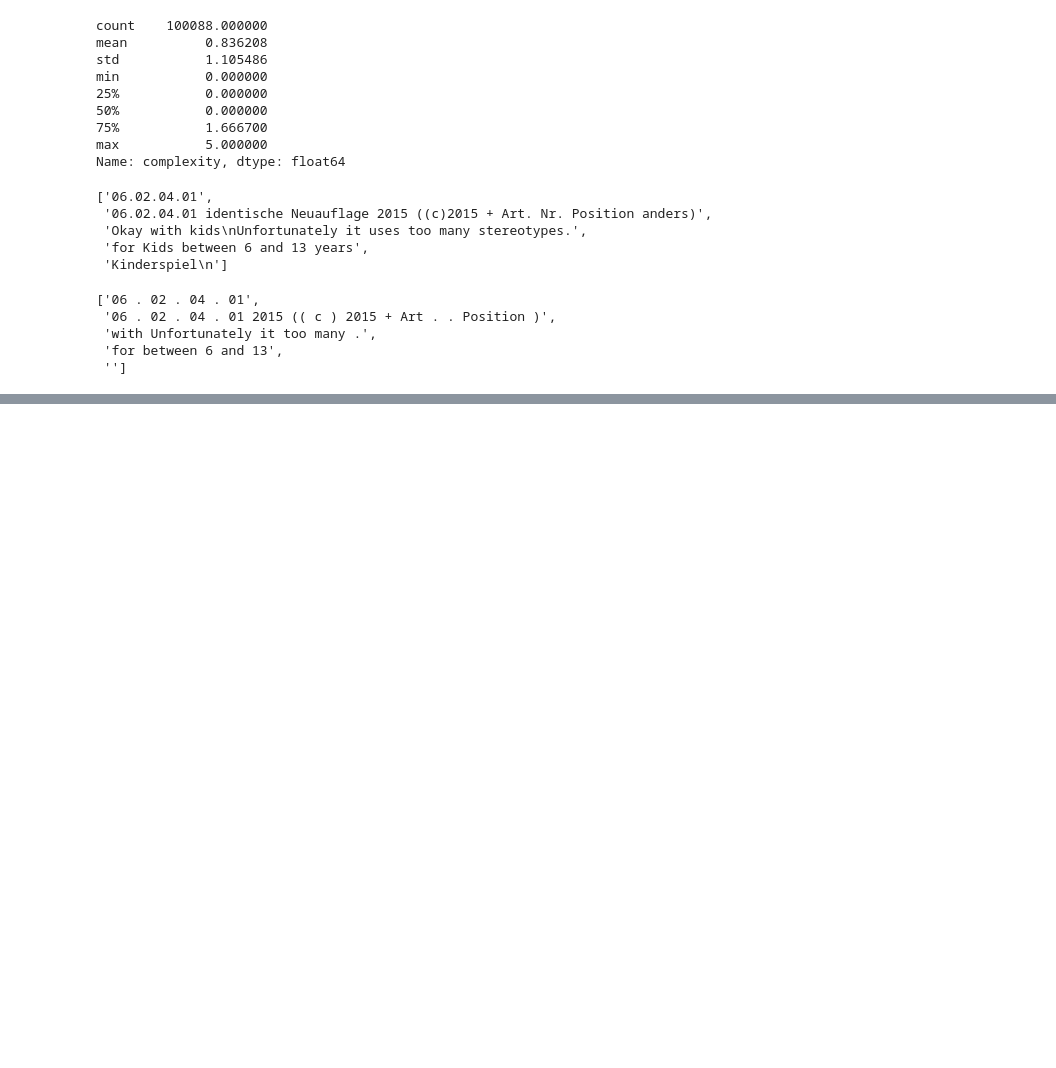
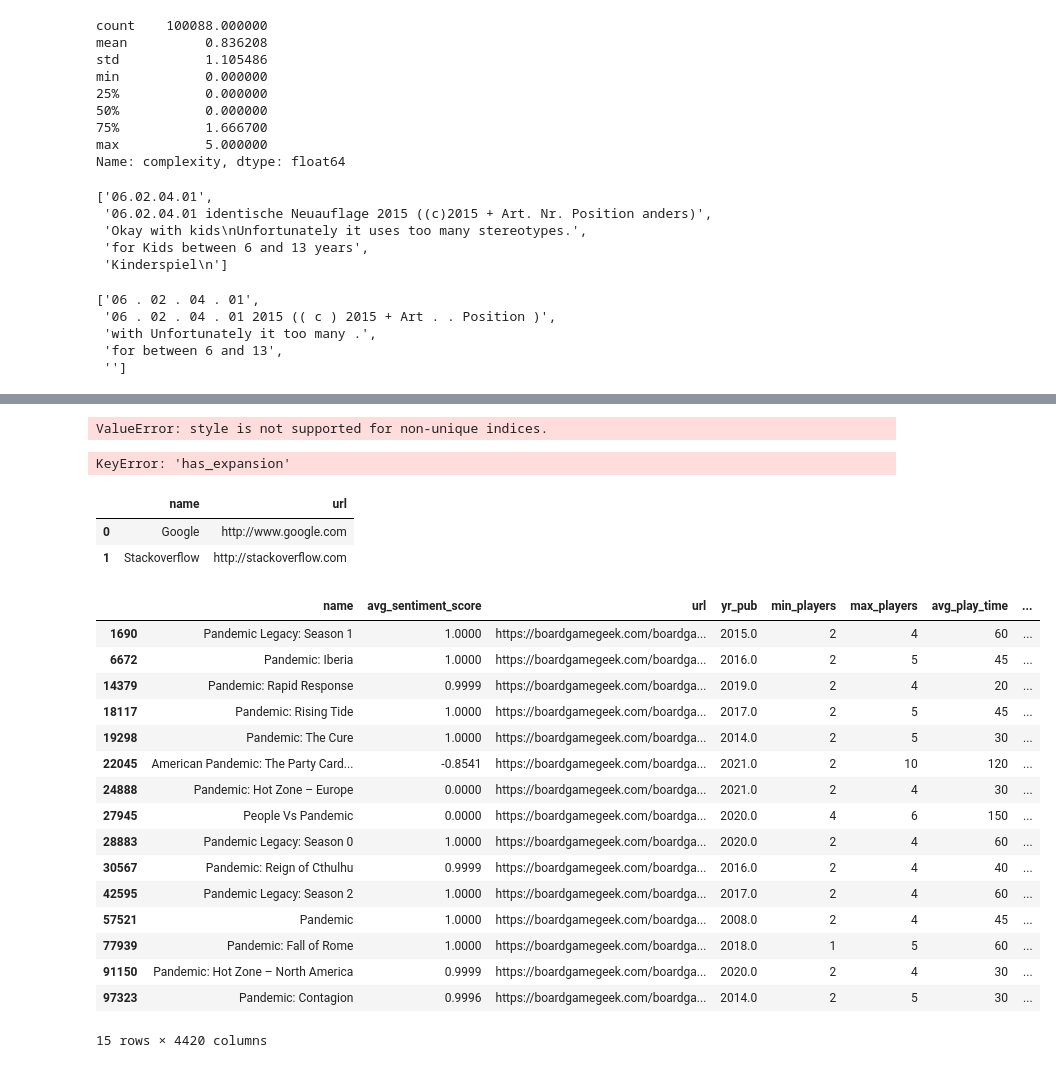
Before and after one commit to cttlc2u/proj5_boardgamerec, a Jupyter notebook: Cleaning.ipynb, the cells around one changed output, grey strips where cells are left out. Cells and saved outputs as stored; diff of their text form; code cells hidden in the pictures; blank space fills up the shorter version.

```diff
--- a/Cleaning.ipynb
+++ b/Cleaning.ipynb
@@ -349,0 +856,4 @@ df.iloc[1]['eng_comments']
+# %%
+start = 'https://boardgamegeek.com/boardgame/'
+# %%
+df['url'] = start + df['game_id']
@@ -349,0 +869,49 @@ df.iloc[1]['eng_comments']
+# %%
+def make_clickable(val):
+    return '<a href="{}">{}</a>'.format(val,val)
+
+rec_df.style.format({'url': make_clickable})
+# %% [output]
+ValueError: style is not supported for non-unique indices.
+# %%
+rec_df = pd.concat([rec_df,df['url']],axis=1)
+# %%
+rec_df = rec_df.drop('avg_sentiment_score',axis=1)
+# %%
+rec_df['has_expansion'].head()
+# %% [output]
+KeyError: 'has_expansion'
+# %%
+data = [dict(name='Google', url='http://www.google.com'),
+        dict(name='Stackoverflow', url='http://stackoverflow.com')]
+testdf = pd.DataFrame(data)
+
+def make_clickable(val):
+    # target _blank to open new window
+    return '<a target="_blank" href="{}">{}</a>'.format(val, val)
+
+testdf.style.format({'url': make_clickable})
+# %% [output]
+|  | name | url |
+| 0 | Google | http://www.google.com |
+| 1 | Stackoverflow | http://stackoverflow.com |
+# %%
+rec_df[rec_df['name'].str.contains('Pandemic')]
+# %% [output]
+|  | name | avg_sentiment_score | url | yr_pub | min_players | max_players | avg_play_time | ... |
+| 1690 | Pandemic Legacy: Season 1 | 1.0000 | https://boardgamegeek.com/boardga... | 2015.0 | 2 | 4 | 60 | ... |
+| 6672 | Pandemic: Iberia | 1.0000 | https://boardgamegeek.com/boardga... | 2016.0 | 2 | 5 | 45 | ... |
+| 14379 | Pandemic: Rapid Response | 0.9999 | https://boardgamegeek.com/boardga... | 2019.0 | 2 | 4 | 20 | ... |
+| 18117 | Pandemic: Rising Tide | 1.0000 | https://boardgamegeek.com/boardga... | 2017.0 | 2 | 5 | 45 | ... |
+| 19298 | Pandemic: The Cure | 1.0000 | https://boardgamegeek.com/boardga... | 2014.0 | 2 | 5 | 30 | ... |
+| 22045 | American Pandemic: The Party Card... | -0.8541 | https://boardgamegeek.com/boardga... | 2021.0 | 2 | 10 | 120 | ... |
+| 24888 | Pandemic: Hot Zone – Europe | 0.0000 | https://boardgamegeek.com/boardga... | 2021.0 | 2 | 4 | 30 | ... |
+| 27945 | People Vs Pandemic | 0.0000 | https://boardgamegeek.com/boardga... | 2020.0 | 4 | 6 | 150 | ... |
+| 28883 | Pandemic Legacy: Season 0 | 1.0000 | https://boardgamegeek.com/boardga... | 2020.0 | 2 | 4 | 60 | ... |
+| 30567 | Pandemic: Reign of Cthulhu | 0.9999 | https://boardgamegeek.com/boardga... | 2016.0 | 2 | 4 | 40 | ... |
+| 42595 | Pandemic Legacy: Season 2 | 1.0000 | https://boardgamegeek.com/boardga... | 2017.0 | 2 | 4 | 60 | ... |
+| 57521 | Pandemic | 1.0000 | https://boardgamegeek.com/boardga... | 2008.0 | 2 | 4 | 45 | ... |
+| 77939 | Pandemic: Fall of Rome | 1.0000 | https://boardgamegeek.com/boardga... | 2018.0 | 1 | 5 | 60 | ... |
+| 91150 | Pandemic: Hot Zone – North America | 0.9999 | https://boardgamegeek.com/boardga... | 2020.0 | 2 | 4 | 30 | ... |
+| 97323 | Pandemic: Contagion | 0.9996 | https://boardgamegeek.com/boardga... | 2014.0 | 2 | 5 | 30 | ... |
+15 rows × 4420 columns
```
Also changed, not shown: parts of 69 cells of this notebook, 2 other files.
